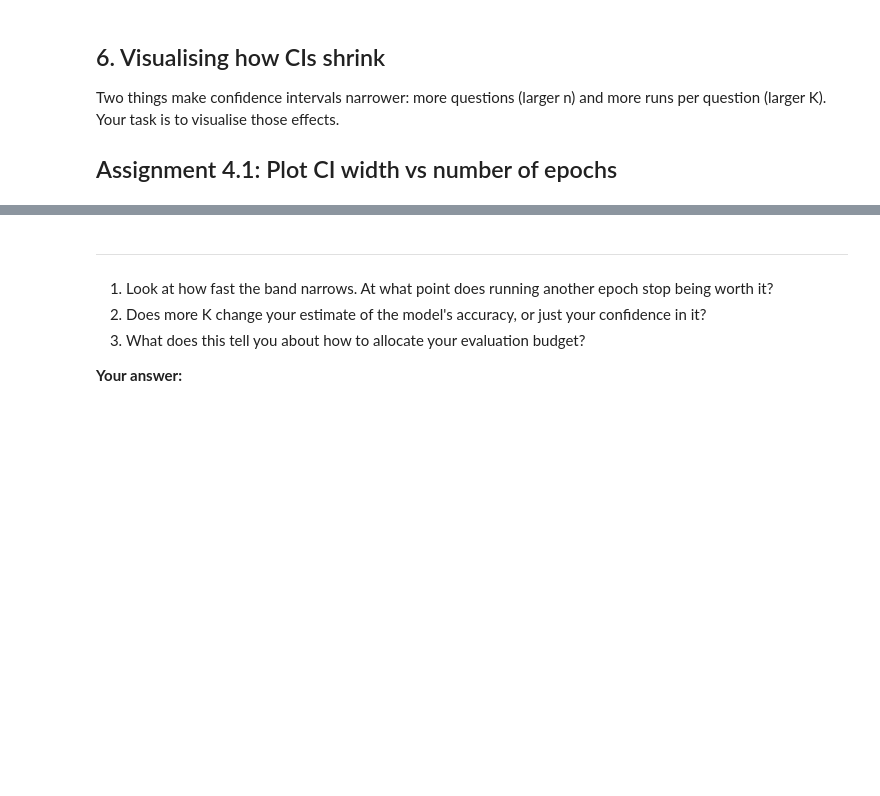
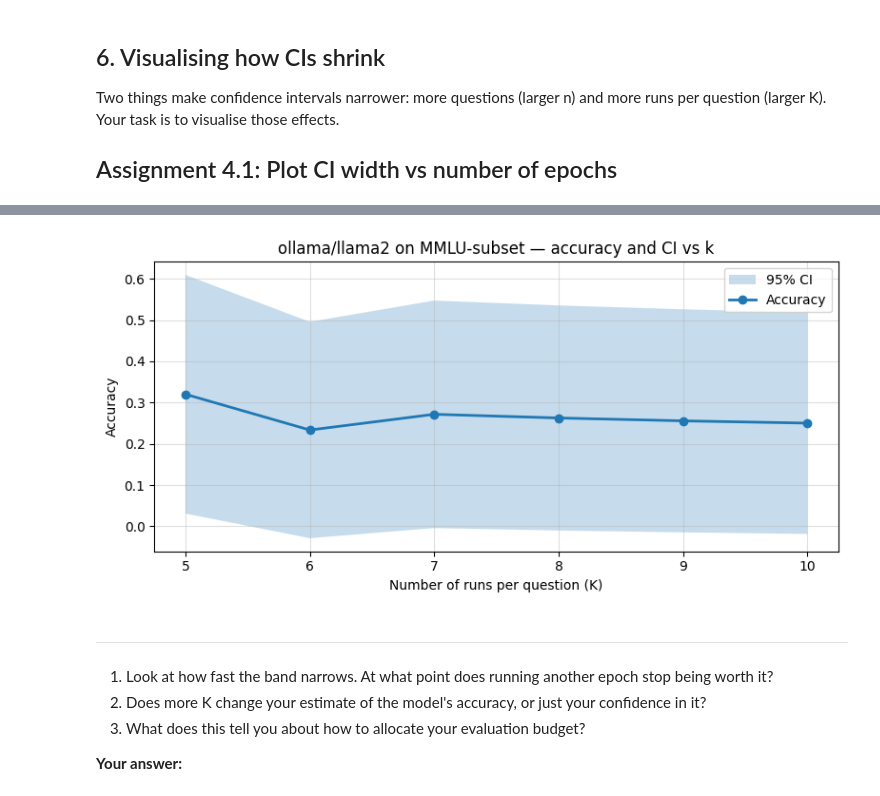
Before and after one commit to efim/inspect_ai_exercises, a Jupyter notebook: inspect_ai_tutorial_week_2.ipynb, the cells around one changed output, grey strips where cells are left out. Drawn from its saved outputs; the diff is of its cells as text; code cells hidden in the pictures; blank space fills up the shorter version.

```diff
--- a/inspect_ai_tutorial_week_2.ipynb
+++ b/inspect_ai_tutorial_week_2.ipynb
@@ -414,0 +491,34 @@ plt.show()
+# %%
+k_values    = [5, 6, 7, 8, 9, 10]
+accuracies    = []
+ci_lowers     = []
+ci_uppers     = []
+
+from inspect_ai.model import get_model, GenerateConfig
+
+# YOUR CODE HERE
+for runs_per_question in k_values:
+    logs: List[EvalLog] = eval(
+        mmlu_subset(MY_SUBSET),
+        model=get_model(MODEL_A,
+                        config=GenerateConfig(temperature=0.4)),
+        limit=10,        # evaluate only the first 10 questions
+        epochs=runs_per_question
+    )
+    l, m, u = ci_accuracy(log_to_df(logs[0]))
+    accuracies.append(m)
+    ci_lowers.append(l)
+    ci_uppers.append(u)
+
+
+plt.figure(figsize=(8, 4))
+plt.fill_between(k_values, ci_lowers, ci_uppers, alpha=0.25, label="95% CI")
+plt.plot(k_values, accuracies, "o-", lw=2, label="Accuracy")
+plt.xlabel("Number of runs per question (K)")
+plt.ylabel("Accuracy")
+plt.title(f"{MODEL_A} on MMLU-subset — accuracy and CI vs k")
+plt.legend()
+plt.grid(True, alpha=0.4)
+plt.tight_layout()
+plt.show()
+# %% [output]
@@ -415,3 +537,4 @@ plt.show()
+[figure, added]
 # %% [markdown]
 ---
 1. Look at how fast the band narrows.
```
Also changed, not shown: parts of 6 cells of this notebook, 55 other files.
